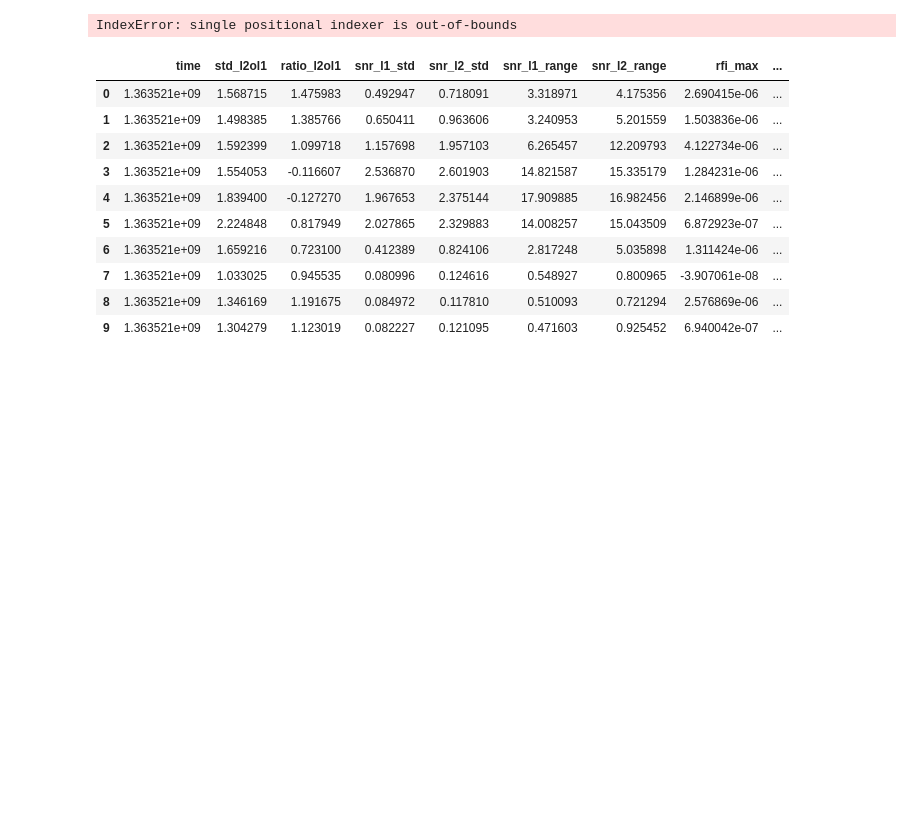
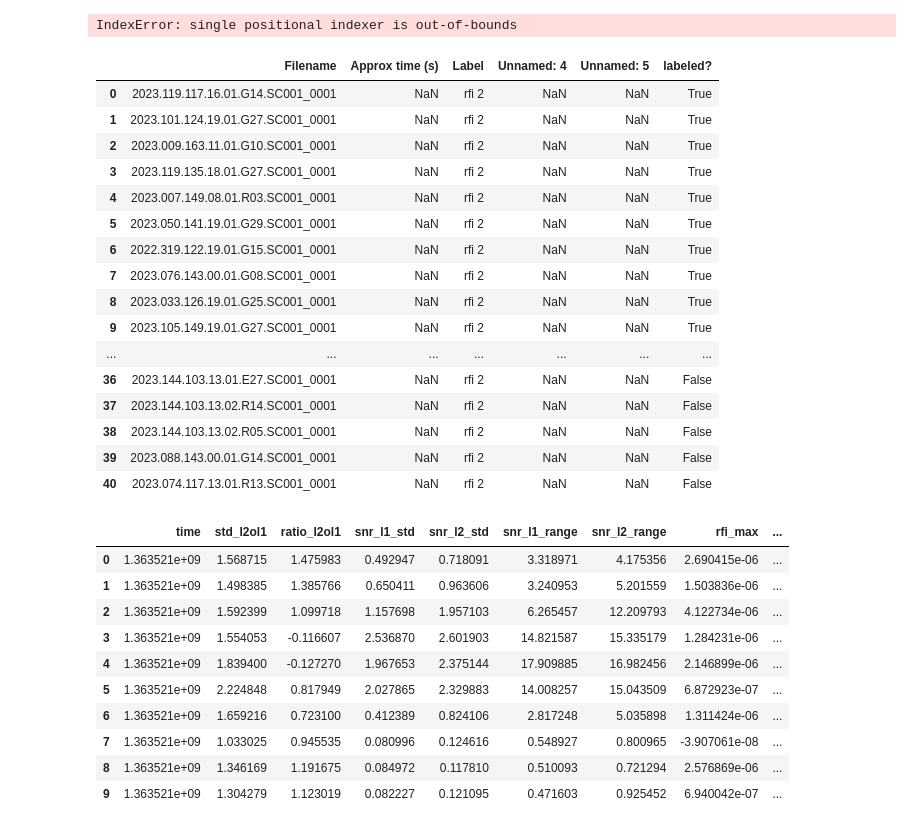
Before and after one commit to timdittmann/leo-ml, a Jupyter notebook: notebooks/label_ro_nb.ipynb, the cells around one changed output. Drawn from its saved outputs; the diff is of its cells as text; code cells hidden in the pictures; blank space fills up the shorter version.

```diff
--- a/notebooks/label_ro_nb.ipynb
+++ b/notebooks/label_ro_nb.ipynb
@@ -136,6 +136,26 @@ print(sample)
 #fdf["y_"]=3
 # %% [output]
 IndexError: single positional indexer is out-of-bounds
+# %%
+label_df
+# %% [output]
+|  | Filename | Approx time (s) | Label | Unnamed: 4 | Unnamed: 5 | labeled? |
+| 0 | 2023.119.117.16.01.G14.SC001_0001 | NaN | rfi 2 | NaN | NaN | True |
+| 1 | 2023.101.124.19.01.G27.SC001_0001 | NaN | rfi 2 | NaN | NaN | True |
+| 2 | 2023.009.163.11.01.G10.SC001_0001 | NaN | rfi 2 | NaN | NaN | True |
+| 3 | 2023.119.135.18.01.G27.SC001_0001 | NaN | rfi 2 | NaN | NaN | True |
+| 4 | 2023.007.149.08.01.R03.SC001_0001 | NaN | rfi 2 | NaN | NaN | True |
+| 5 | 2023.050.141.19.01.G29.SC001_0001 | NaN | rfi 2 | NaN | NaN | True |
+| 6 | 2022.319.122.19.01.G15.SC001_0001 | NaN | rfi 2 | NaN | NaN | True |
+| 7 | 2023.076.143.00.01.G08.SC001_0001 | NaN | rfi 2 | NaN | NaN | True |
+| 8 | 2023.033.126.19.01.G25.SC001_0001 | NaN | rfi 2 | NaN | NaN | True |
+| 9 | 2023.105.149.19.01.G27.SC001_0001 | NaN | rfi 2 | NaN | NaN | True |
+| ... | ... | ... | ... | ... | ... | ... |
+| 36 | 2023.144.103.13.01.E27.SC001_0001 | NaN | rfi 2 | NaN | NaN | False |
+| 37 | 2023.144.103.13.02.R14.SC001_0001 | NaN | rfi 2 | NaN | NaN | False |
+| 38 | 2023.144.103.13.02.R05.SC001_0001 | NaN | rfi 2 | NaN | NaN | False |
+| 39 | 2023.088.143.00.01.G14.SC001_0001 | NaN | rfi 2 | NaN | NaN | False |
+| 40 | 2023.074.117.13.01.R13.SC001_0001 | NaN | rfi 2 | NaN | NaN | False |
 # %%
 fdf
 # %% [output]
```
Also changed, not shown: parts of 8 cells of this notebook, 5 other files.
